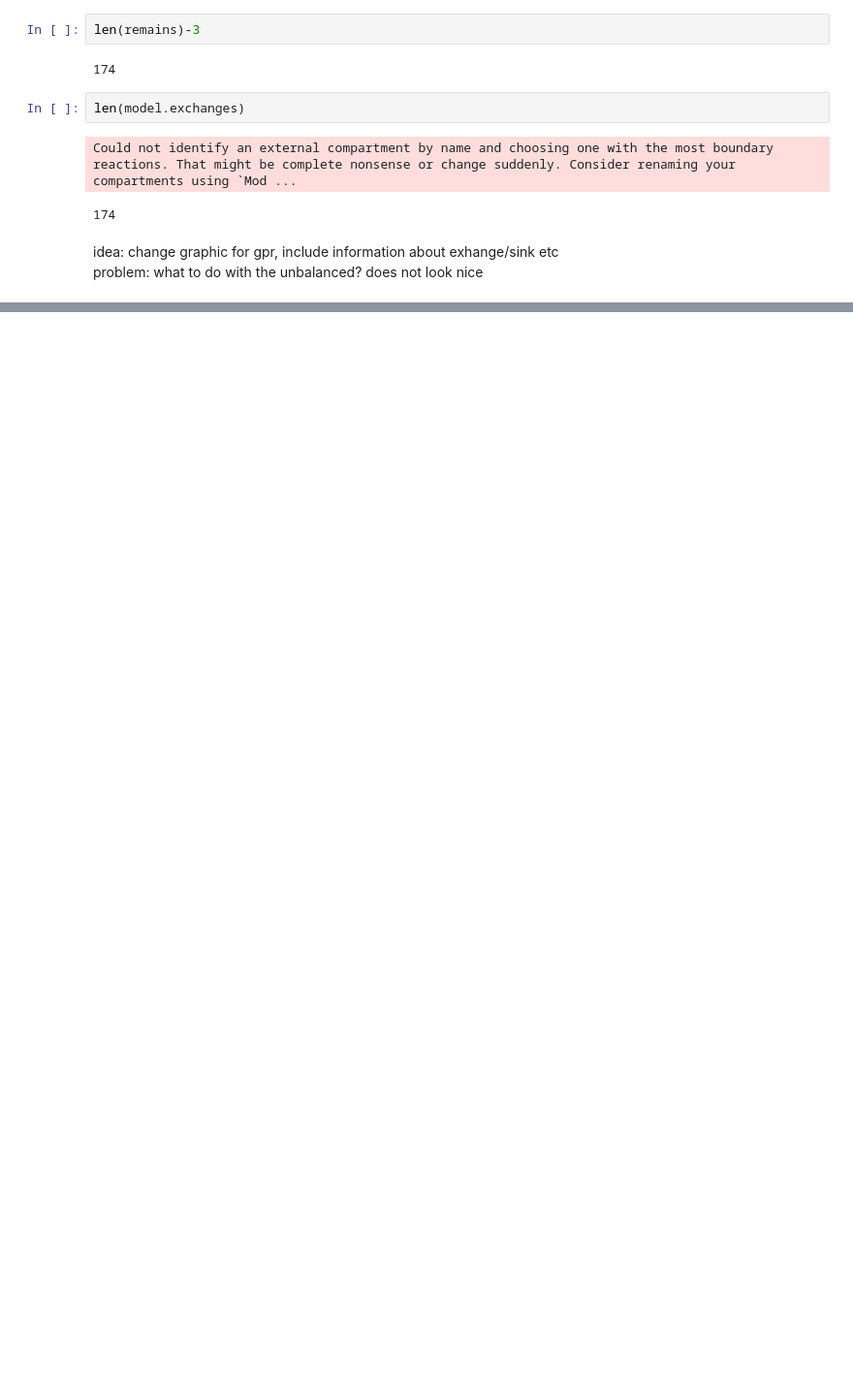
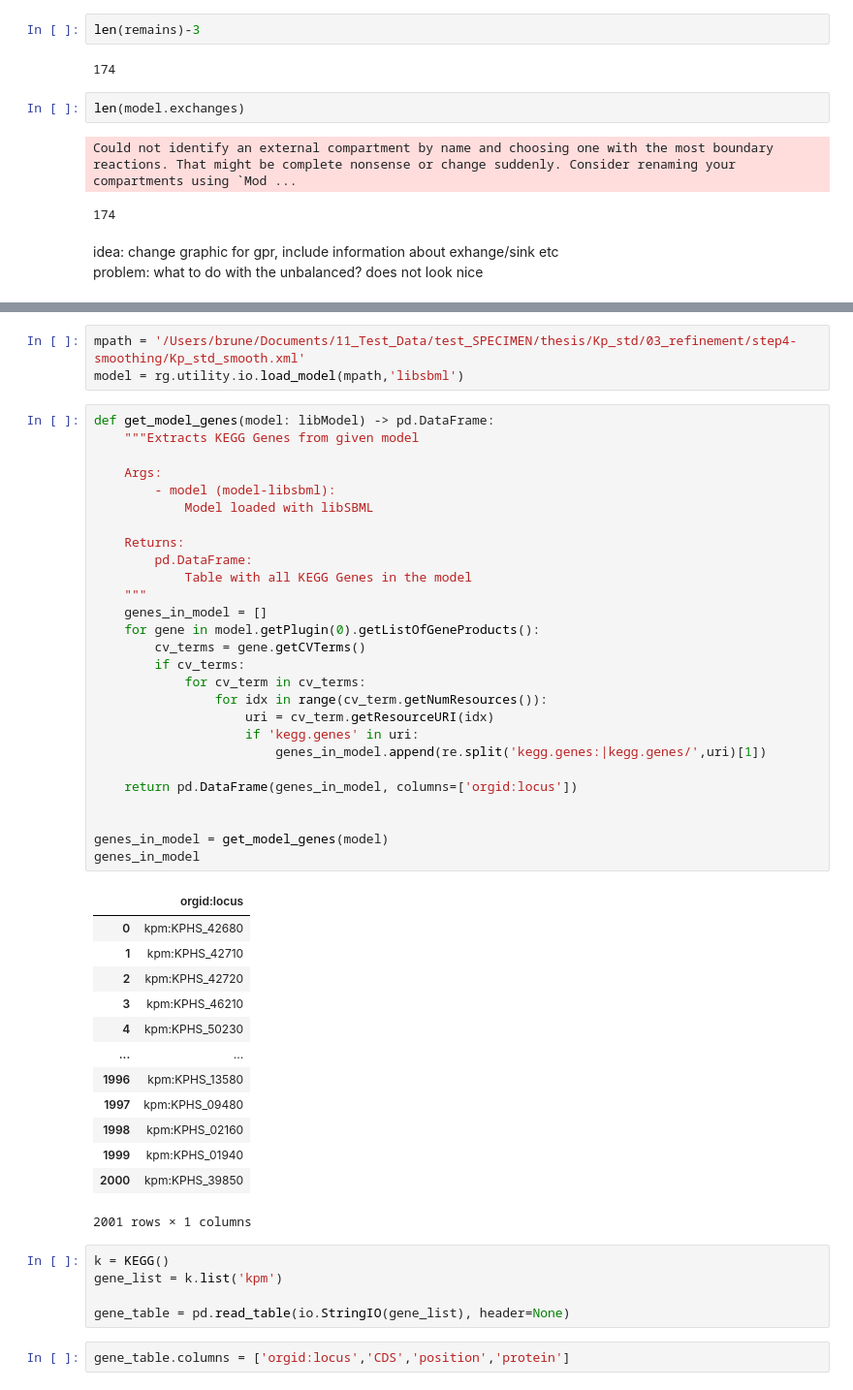
Before and after one commit to draeger-lab/refinegems, a Jupyter notebook: dev/CB_under_construction.ipynb, the cells around one changed output, grey strips where cells are left out. Shown at 97% size. Cells and saved outputs as stored; diff of their text form; blank space fills up the shorter version.

```diff
--- a/dev/CB_under_construction.ipynb
+++ b/dev/CB_under_construction.ipynb
@@ -352,0 +362,51 @@ problem: what to do with the unbalanced? does not look nice
+# %%
+mpath = '/Users/brune/Documents/11_Test_Data/test_SPECIMEN/thesis/Kp_std/03_refinement/step4-smoothing/Kp_std_smooth.xml'
+model = rg.utility.io.load_model(mpath,'libsbml')
+# %%
+def get_model_genes(model: libModel) -> pd.DataFrame:
+    """Extracts KEGG Genes from given model
+
+    Args:
+        - model (model-libsbml):
+            Model loaded with libSBML
+
+    Returns:
+        pd.DataFrame:
+            Table with all KEGG Genes in the model
+    """
+    genes_in_model = []
+    for gene in model.getPlugin(0).getListOfGeneProducts():
+        cv_terms = gene.getCVTerms()
+        if cv_terms:
+            for cv_term in cv_terms:
+                for idx in range(cv_term.getNumResources()):
+                    uri = cv_term.getResourceURI(idx)
+                    if 'kegg.genes' in uri:
+                        genes_in_model.append(re.split('kegg.genes:|kegg.genes/',uri)[1])
+
+    return pd.DataFrame(genes_in_model, columns=['orgid:locus'])
+
+
+genes_in_model = get_model_genes(model)
+genes_in_model
+# %% [output]
+|  | orgid:locus |
+| 0 | kpm:KPHS_42680 |
+| 1 | kpm:KPHS_42710 |
+| 2 | kpm:KPHS_42720 |
+| 3 | kpm:KPHS_46210 |
+| 4 | kpm:KPHS_50230 |
+| ... | ... |
+| 1996 | kpm:KPHS_13580 |
+| 1997 | kpm:KPHS_09480 |
+| 1998 | kpm:KPHS_02160 |
+| 1999 | kpm:KPHS_01940 |
+| 2000 | kpm:KPHS_39850 |
+2001 rows × 1 columns
+# %%
+k = KEGG()
+gene_list = k.list('kpm')
+
+gene_table = pd.read_table(io.StringIO(gene_list), header=None)
+# %%
+gene_table.columns = ['orgid:locus','CDS','position','protein']
```
Also changed, not shown: parts of 14 cells of this notebook, 6 other files.
